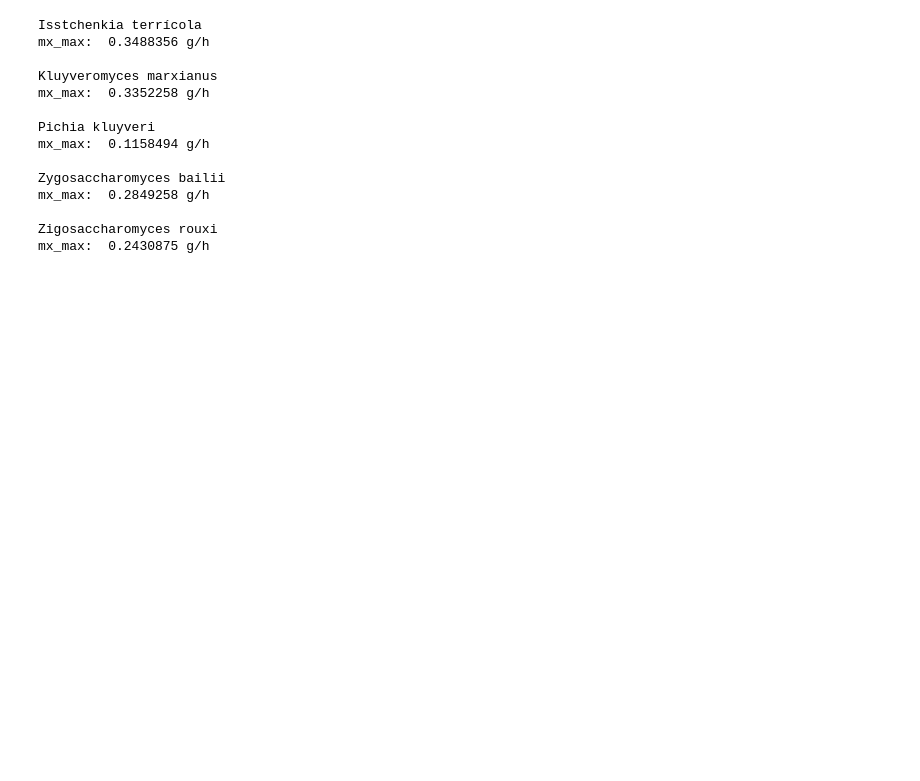
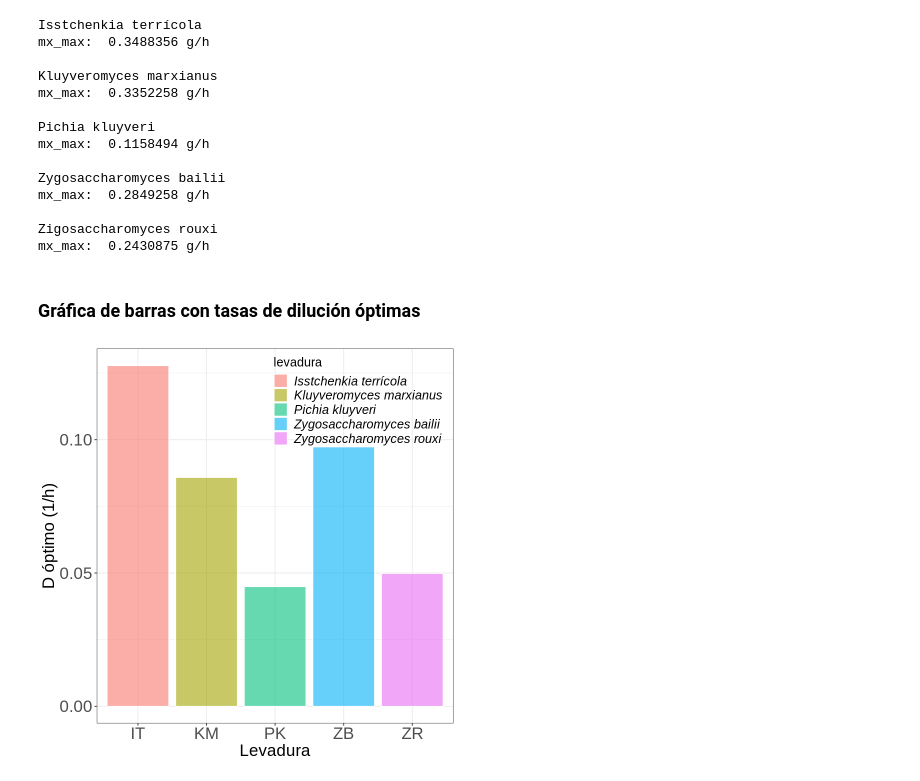
Before and after one commit to JuanM-GG/modelos-tesis, a Jupyter notebook: optimizacion_tasa_dilucion.ipynb, the cells around one changed output. Drawn from its saved outputs; the diff is of its cells as text; code cells hidden in the pictures; blank space fills up the shorter version.

```diff
--- a/optimizacion_tasa_dilucion.ipynb
+++ b/optimizacion_tasa_dilucion.ipynb
@@ -479,3 +478,27 @@ mx_max:  0.2849258 g/h
 
 Zigosaccharomyces rouxi
 mx_max:  0.2430875 g/h
+# %% [markdown]
+### Gráfica de barras con tasas de dilución óptimas
+# %%
+data <- data.frame(lev = c("IT","KM","PK","ZB","ZR"),
+                    D_opt = c(D_opt(p_it),D_opt(p_km),D_opt(p_pk),D_opt(p_zb),D_opt(p_zr)))
+# %%
+ggplot(data=data, aes(x=lev, y=D_opt, fill = lev)) +
+  geom_bar(stat="identity", color="white", alpha = 0.6) +
+  xlab("Levadura") +
+  ylab("D óptimo (1/h)") +
+  scale_fill_discrete(name = "levadura", labels = c("Isstchenkia terrícola",
+  "Kluyveromyces marxianus", "Pichia kluyveri","Zygosaccharomyces bailii",
+  "Zygosaccharomyces rouxi")) +
+  theme_bw() +
+  theme(
+            plot.title = element_text(size=25),
+            axis.text = element_text(size=20),
+            axis.title = element_text(size=20),
+            legend.title = element_text(size=15),
+            legend.text = element_text(size=15, face = "italic",   ),
+            legend.position = c(0.73, 0.86),
+            legend.background = element_rect(fill=NA))
+# %% [output]
+[figure, added]
```
Also changed, not shown: parts of 1 cell of this notebook.
